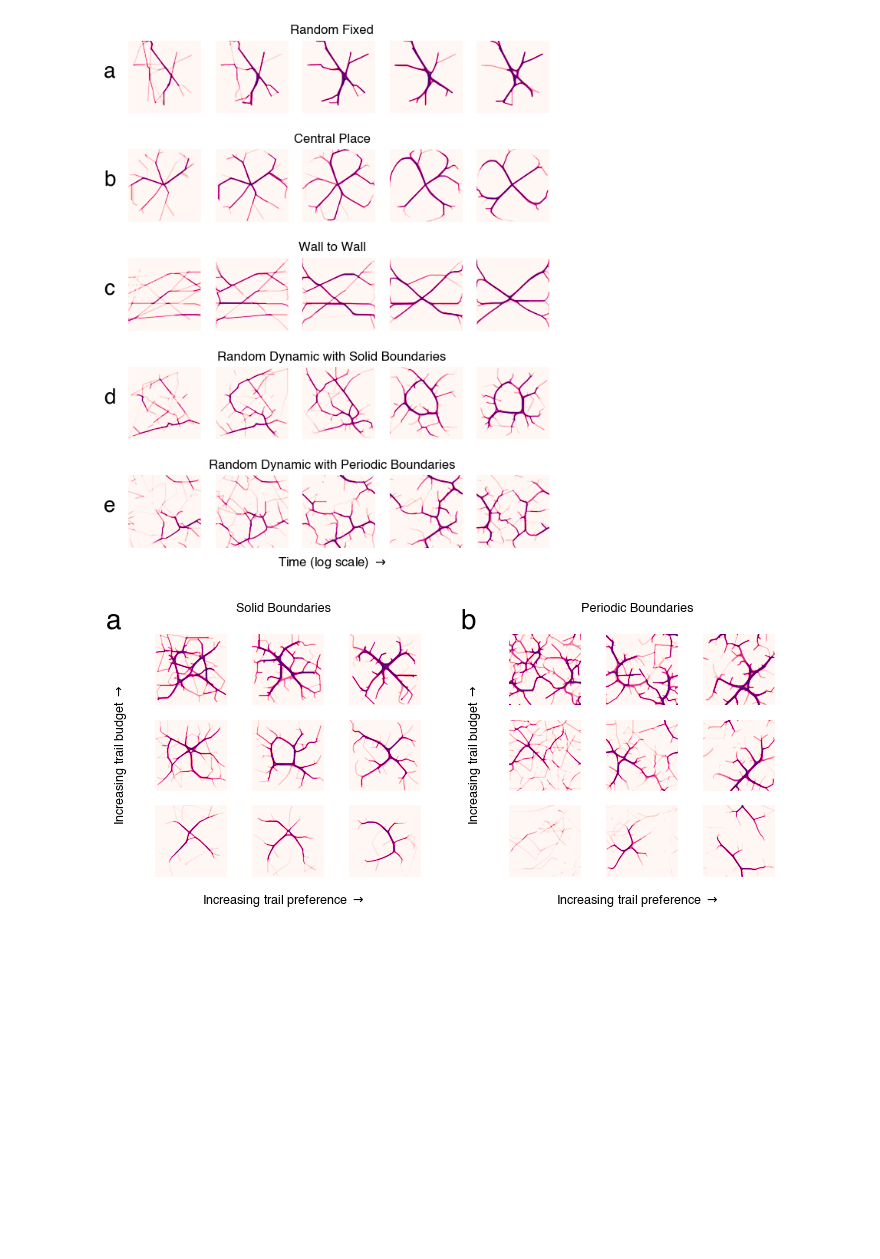
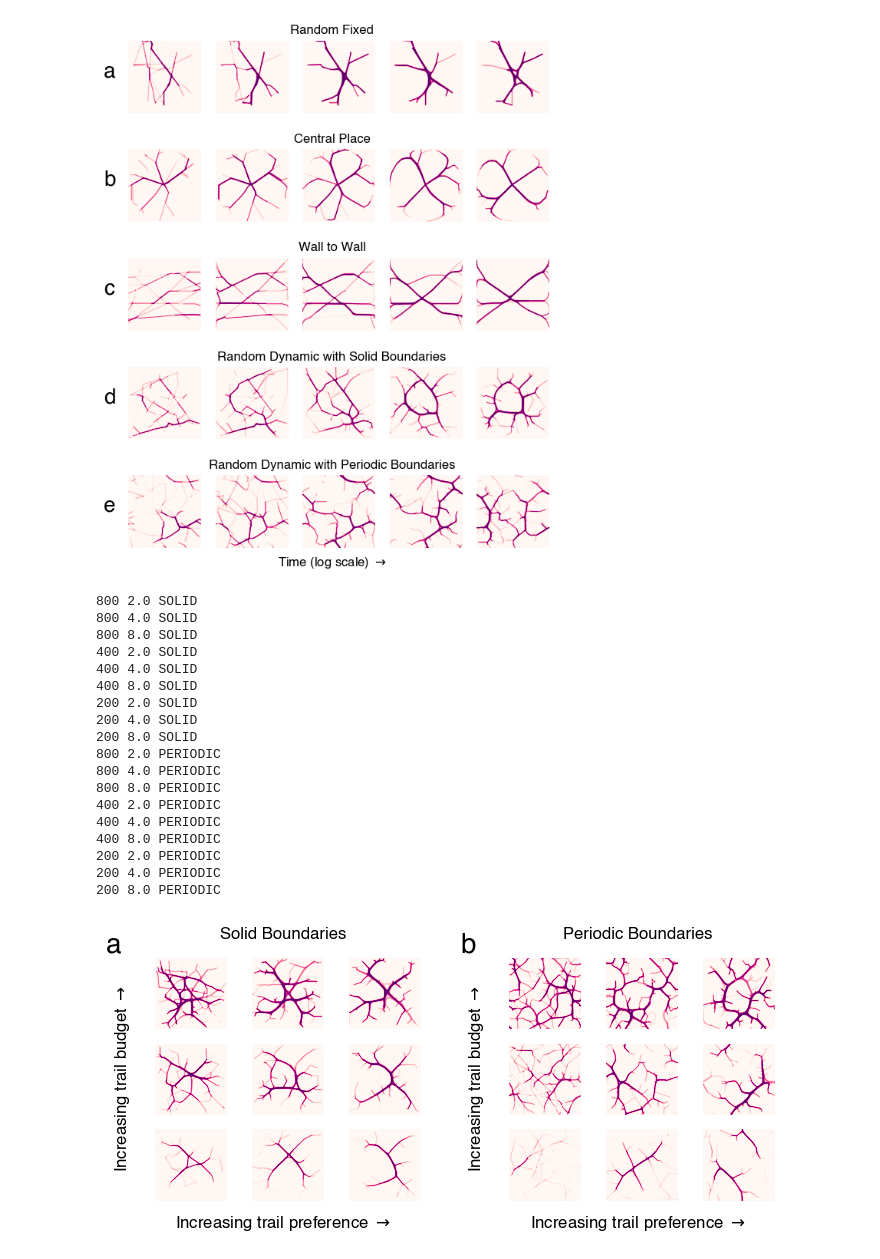
Before and after one commit to brendanwallace/animalpaths, a Jupyter notebook: notebooks/figure-3-4-scenarios.ipynb, the cells around one changed output. Saved outputs shown, nothing was run; the diff lists cells and outputs as text; code cells hidden in the pictures; blank space fills up the shorter version.

```diff
--- a/notebooks/figure-3-4-scenarios.ipynb
+++ b/notebooks/figure-3-4-scenarios.ipynb
@@ -170,26 +170,44 @@ def plot_nine(
 # %%
 fig = fig = plt.figure(figsize=(two_column_width, 80/mm_to_inch))
 left_fig, right_fig = fig.subfigures(1, 2)
 
 
-STEPS = 12800
+STEPS = 10000
 plot_nine(left_fig, random_seed=1, boundary="SOLID", steps=STEPS, letter="a")
-left_fig.suptitle("Solid Boundaries", fontsize=9)
-left_fig.supxlabel(r"Increasing trail preference $\rightarrow$", fontsize=9)
-left_fig.supylabel(r"Increasing trail budget $\rightarrow$", fontsize=9)
+left_fig.suptitle("Solid Boundaries", fontsize=FONTSIZE)
+left_fig.supxlabel(r"Increasing trail preference $\rightarrow$", fontsize=FONTSIZE)
+left_fig.supylabel(r"Increasing trail budget $\rightarrow$", fontsize=FONTSIZE)
 
 
 plot_nine(right_fig, random_seed=2, boundary="PERIODIC", steps=STEPS, letter="b")
-right_fig.suptitle("Periodic Boundaries", fontsize=9)
-right_fig.supxlabel(r"Increasing trail preference $\rightarrow$", fontsize=9)
-right_fig.supylabel(r"Increasing trail budget $\rightarrow$", fontsize=9)
+right_fig.suptitle("Periodic Boundaries", fontsize=FONTSIZE)
+right_fig.supxlabel(r"Increasing trail preference $\rightarrow$", fontsize=FONTSIZE)
+right_fig.supylabel(r"Increasing trail budget $\rightarrow$", fontsize=FONTSIZE)
 
 add_letter(left_fig, 0, 0.9, "a")
 add_letter(right_fig, 0, 0.9, "b")
 
 
 fig.savefig("figures/4.pdf", dpi=DPI, bbox_inches="tight")
 fig.savefig("figures/4.svg", dpi=DPI, bbox_inches="tight")
 fig.savefig("figures/4.png", dpi=DPI, bbox_inches="tight")
 # %% [output]
+800 2.0 SOLID
+800 4.0 SOLID
+800 8.0 SOLID
+400 2.0 SOLID
+400 4.0 SOLID
+400 8.0 SOLID
+200 2.0 SOLID
+200 4.0 SOLID
+200 8.0 SOLID
+800 2.0 PERIODIC
+800 4.0 PERIODIC
+800 8.0 PERIODIC
+400 2.0 PERIODIC
+400 4.0 PERIODIC
+400 8.0 PERIODIC
+200 2.0 PERIODIC
+200 4.0 PERIODIC
+200 8.0 PERIODIC
-[figure, old version]
+[figure, new version]
```
Also changed, not shown: parts of 1 cell of this notebook, 30 other files.
